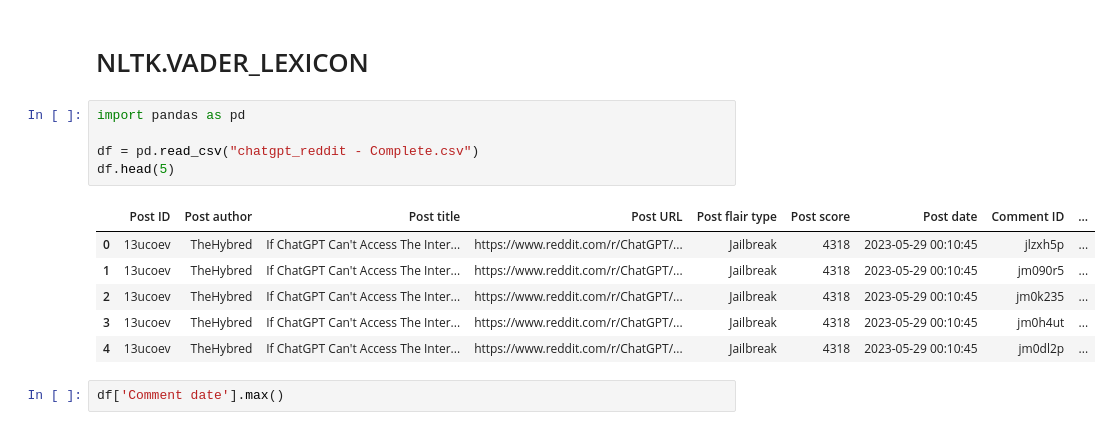
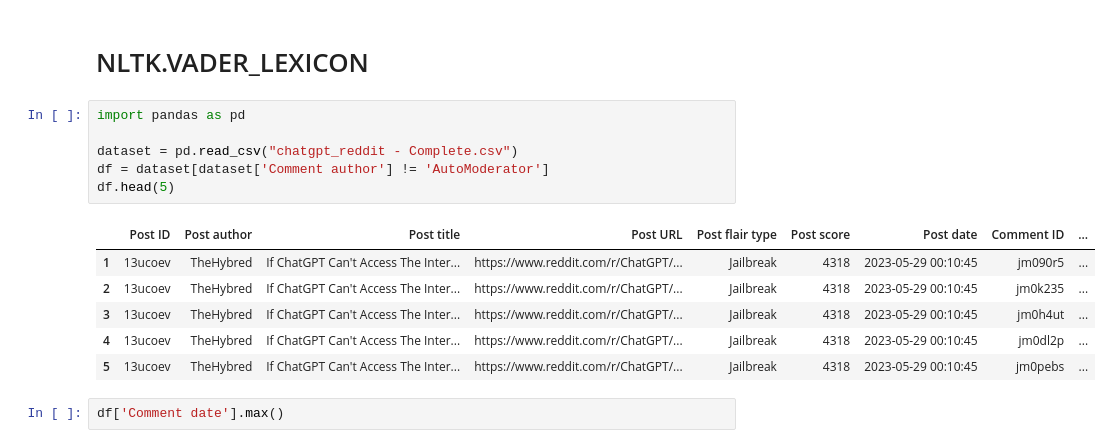
Before and after one commit to Claudio-95/DJ23-project, a Jupyter notebook: Notebook/Sentiment analysis - Complete.ipynb, the cells around one changed output. Cells and saved outputs as stored; diff of their text form.

```diff
--- a/Notebook/Sentiment analysis - Complete.ipynb
+++ b/Notebook/Sentiment analysis - Complete.ipynb
@@ -3,15 +3,16 @@
 # %%
 import pandas as pd
 
-df = pd.read_csv("chatgpt_reddit - Complete.csv")
+dataset = pd.read_csv("chatgpt_reddit - Complete.csv")
+df = dataset[dataset['Comment author'] != 'AutoModerator']
 df.head(5)
 # %% [output]
 |  | Post ID | Post author | Post title | Post URL | Post flair type | Post score | Post date | Comment ID | ... |
-| 0 | 13ucoev | TheHybred | If ChatGPT Can't Access The Inter... | https://www.reddit.com/r/ChatGPT/... | Jailbreak | 4318 | 2023-05-29 00:10:45 | jlzxh5p | ... |
 | 1 | 13ucoev | TheHybred | If ChatGPT Can't Access The Inter... | https://www.reddit.com/r/ChatGPT/... | Jailbreak | 4318 | 2023-05-29 00:10:45 | jm090r5 | ... |
 | 2 | 13ucoev | TheHybred | If ChatGPT Can't Access The Inter... | https://www.reddit.com/r/ChatGPT/... | Jailbreak | 4318 | 2023-05-29 00:10:45 | jm0k235 | ... |
 | 3 | 13ucoev | TheHybred | If ChatGPT Can't Access The Inter... | https://www.reddit.com/r/ChatGPT/... | Jailbreak | 4318 | 2023-05-29 00:10:45 | jm0h4ut | ... |
 | 4 | 13ucoev | TheHybred | If ChatGPT Can't Access The Inter... | https://www.reddit.com/r/ChatGPT/... | Jailbreak | 4318 | 2023-05-29 00:10:45 | jm0dl2p | ... |
+| 5 | 13ucoev | TheHybred | If ChatGPT Can't Access The Inter... | https://www.reddit.com/r/ChatGPT/... | Jailbreak | 4318 | 2023-05-29 00:10:45 | jm0pebs | ... |
 # %%
 df['Comment date'].max()
 # %% [output]
```
Also changed, not shown: parts of 16 cells of this notebook.
